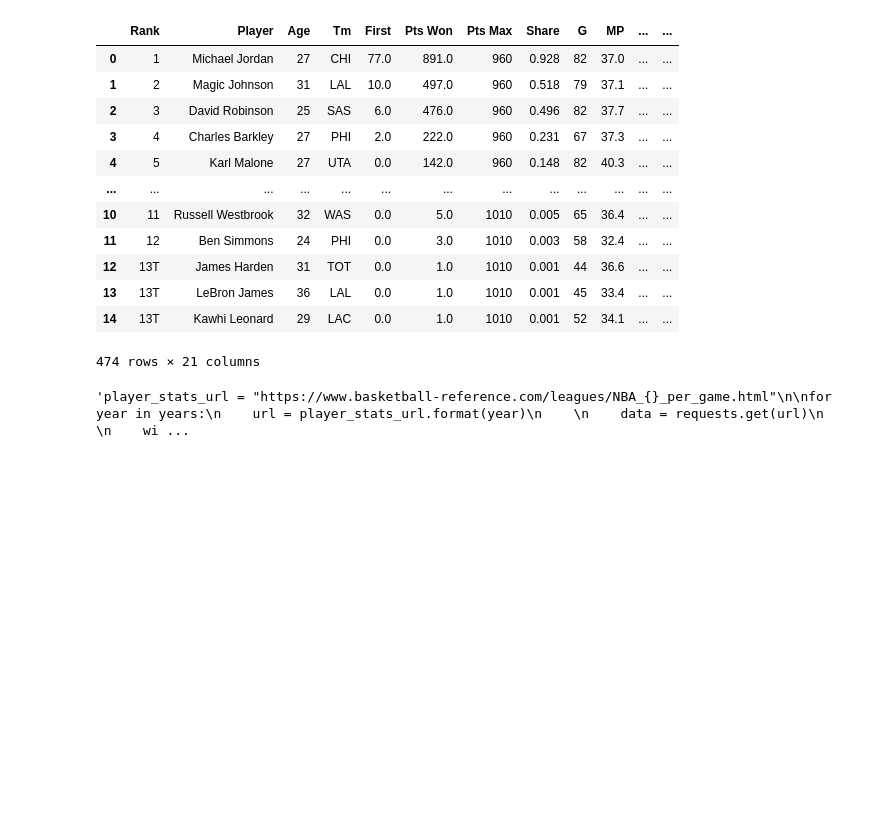
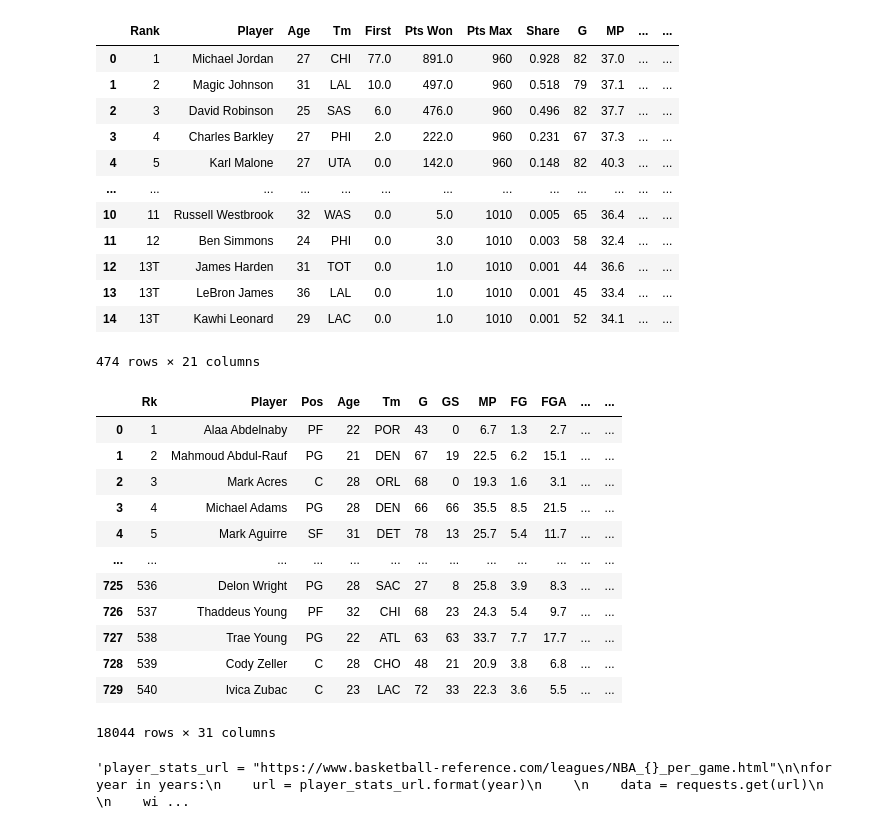
Before and after one commit to JeanPhilPetitFrere/nba_big_project, a Jupyter notebook: web_nba.ipynb, the cells around one changed output. Saved outputs shown, nothing was run; the diff lists cells and outputs as text; code cells hidden in the pictures; blank space fills up the shorter version.

```diff
--- a/web_nba.ipynb
+++ b/web_nba.ipynb
@@ -113,6 +113,22 @@ for year in years:
 stats=pd.concat(dft)
 # %%
 stats.to_csv('player_stats.csv')
+# %%
+stats
+# %% [output]
+|  | Rk | Player | Pos | Age | Tm | G | GS | MP | FG | FGA | ... | ... |
+| 0 | 1 | Alaa Abdelnaby | PF | 22 | POR | 43 | 0 | 6.7 | 1.3 | 2.7 | ... | ... |
+| 1 | 2 | Mahmoud Abdul-Rauf | PG | 21 | DEN | 67 | 19 | 22.5 | 6.2 | 15.1 | ... | ... |
+| 2 | 3 | Mark Acres | C | 28 | ORL | 68 | 0 | 19.3 | 1.6 | 3.1 | ... | ... |
+| 3 | 4 | Michael Adams | PG | 28 | DEN | 66 | 66 | 35.5 | 8.5 | 21.5 | ... | ... |
+| 4 | 5 | Mark Aguirre | SF | 31 | DET | 78 | 13 | 25.7 | 5.4 | 11.7 | ... | ... |
+| ... | ... | ... | ... | ... | ... | ... | ... | ... | ... | ... | ... | ... |
+| 725 | 536 | Delon Wright | PG | 28 | SAC | 27 | 8 | 25.8 | 3.9 | 8.3 | ... | ... |
+| 726 | 537 | Thaddeus Young | PF | 32 | CHI | 68 | 23 | 24.3 | 5.4 | 9.7 | ... | ... |
+| 727 | 538 | Trae Young | PG | 22 | ATL | 63 | 63 | 33.7 | 7.7 | 17.7 | ... | ... |
+| 728 | 539 | Cody Zeller | C | 28 | CHO | 48 | 21 | 20.9 | 3.8 | 6.8 | ... | ... |
+| 729 | 540 | Ivica Zubac | C | 23 | LAC | 72 | 33 | 22.3 | 3.6 | 5.5 | ... | ... |
+18044 rows × 31 columns
 # %%
 """player_stats_url = "https://www.basketball-reference.com/leagues/NBA_{}_per_game.html"
 
```
